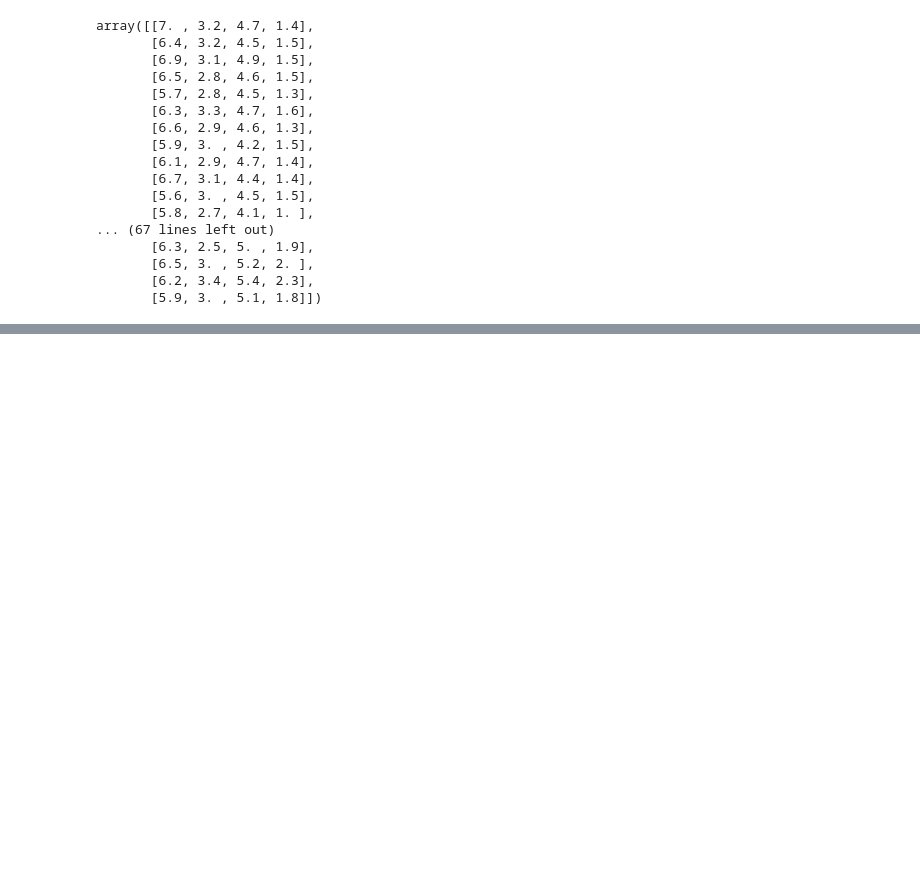
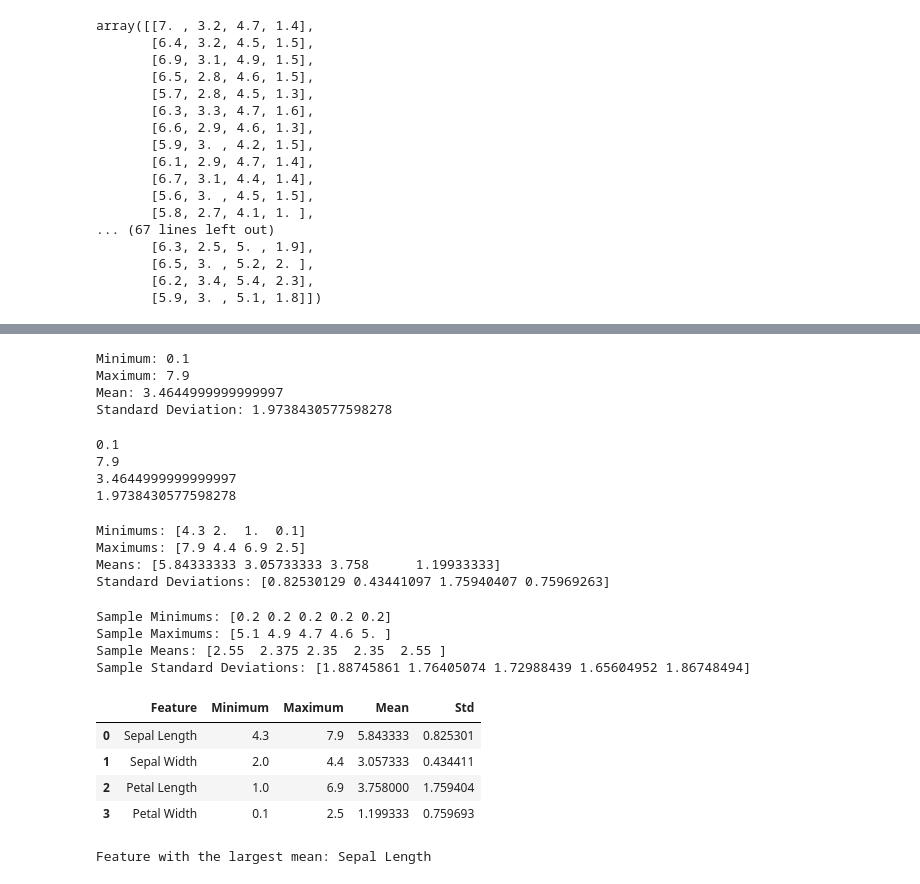
Before and after one commit to jadkandah/progressSoft_internship, a Jupyter notebook: phase-1-machine-learning-nlp/01-numpy/01-numpy-primer/notebooks/numpy_primer.ipynb, the cells around one changed output, grey strips where cells are left out. Drawn from its saved outputs; the diff is of its cells as text; code cells hidden in the pictures; blank space fills up the shorter version.

```diff
--- a/phase-1-machine-learning-nlp/01-numpy/01-numpy-primer/notebooks/numpy_primer.ipynb
+++ b/phase-1-machine-learning-nlp/01-numpy/01-numpy-primer/notebooks/numpy_primer.ipynb
@@ -295,0 +1454,73 @@ array([[7. , 3.2, 4.7, 1.4],
+# %%
+print("Minimum:", np.min(features))
+print("Maximum:", np.max(features))
+print("Mean:", np.mean(features))
+print("Standard Deviation:", np.std(features))
+# %% [output]
+Minimum: 0.1
+Maximum: 7.9
+Mean: 3.4644999999999997
+Standard Deviation: 1.9738430577598278
+# %%
+print(features.min())
+print(features.max())
+print(features.mean())
+print(features.std())
+# %% [output]
+0.1
+7.9
+3.4644999999999997
+1.9738430577598278
+# %%
+feature_min = np.min(features, axis=0)
+feature_max = np.max(features, axis=0)
+feature_mean = np.mean(features, axis=0)
+feature_std = np.std(features, axis=0)
+
+print("Minimums:", feature_min)
+print("Maximums:", feature_max)
+print("Means:", feature_mean)
+print("Standard Deviations:", feature_std)
+# %% [output]
+Minimums: [4.3 2.  1.  0.1]
+Maximums: [7.9 4.4 6.9 2.5]
+Means: [5.84333333 3.05733333 3.758      1.19933333]
+Standard Deviations: [0.82530129 0.43441097 1.75940407 0.75969263]
+# %%
+sample_min = np.min(features, axis=1)
+sample_max = np.max(features, axis=1)
+sample_mean = np.mean(features, axis=1)
+sample_std = np.std(features, axis=1)
+
+print("Sample Minimums:", sample_min[:5])  # Print first 5 sample minimums
+print("Sample Maximums:", sample_max[:5])  # Print first 5 sample maximums
+print("Sample Means:", sample_mean[:5])  # Print first 5 sample means
+print("Sample Standard Deviations:", sample_std[:5])  # Print first 5 sample standard deviations
+# %% [output]
+Sample Minimums: [0.2 0.2 0.2 0.2 0.2]
+Sample Maximums: [5.1 4.9 4.7 4.6 5. ]
+Sample Means: [2.55  2.375 2.35  2.35  2.55 ]
+Sample Standard Deviations: [1.88745861 1.76405074 1.72988439 1.65604952 1.86748494]
+# %%
+feature_names = [
+    "Sepal Length",
+    "Sepal Width",
+    "Petal Length",
+    "Petal Width"
+]
+
+statistics = pd.DataFrame({
+    "Feature": feature_names,
+    "Minimum": feature_min,
+    "Maximum": feature_max,
+    "Mean": feature_mean,
+    "Std": feature_std
+})
+
+statistics
+# %% [output]
+|  | Feature | Minimum | Maximum | Mean | Std |
+| 0 | Sepal Length | 4.3 | 7.9 | 5.843333 | 0.825301 |
+| 1 | Sepal Width | 2.0 | 4.4 | 3.057333 | 0.434411 |
+| 2 | Petal Length | 1.0 | 6.9 | 3.758000 | 1.759404 |
+| 3 | Petal Width | 0.1 | 2.5 | 1.199333 | 0.759693 |
@@ -295,0 +1534,7 @@ array([[7. , 3.2, 4.7, 1.4],
+# %%
+# 1
+largest_mean_index = np.argmax(feature_mean)
+
+print("Feature with the largest mean:", feature_names[largest_mean_index])
+# %% [output]
+Feature with the largest mean: Sepal Length
```
Also changed, not shown: parts of 123 cells of this notebook, 7 other files.
